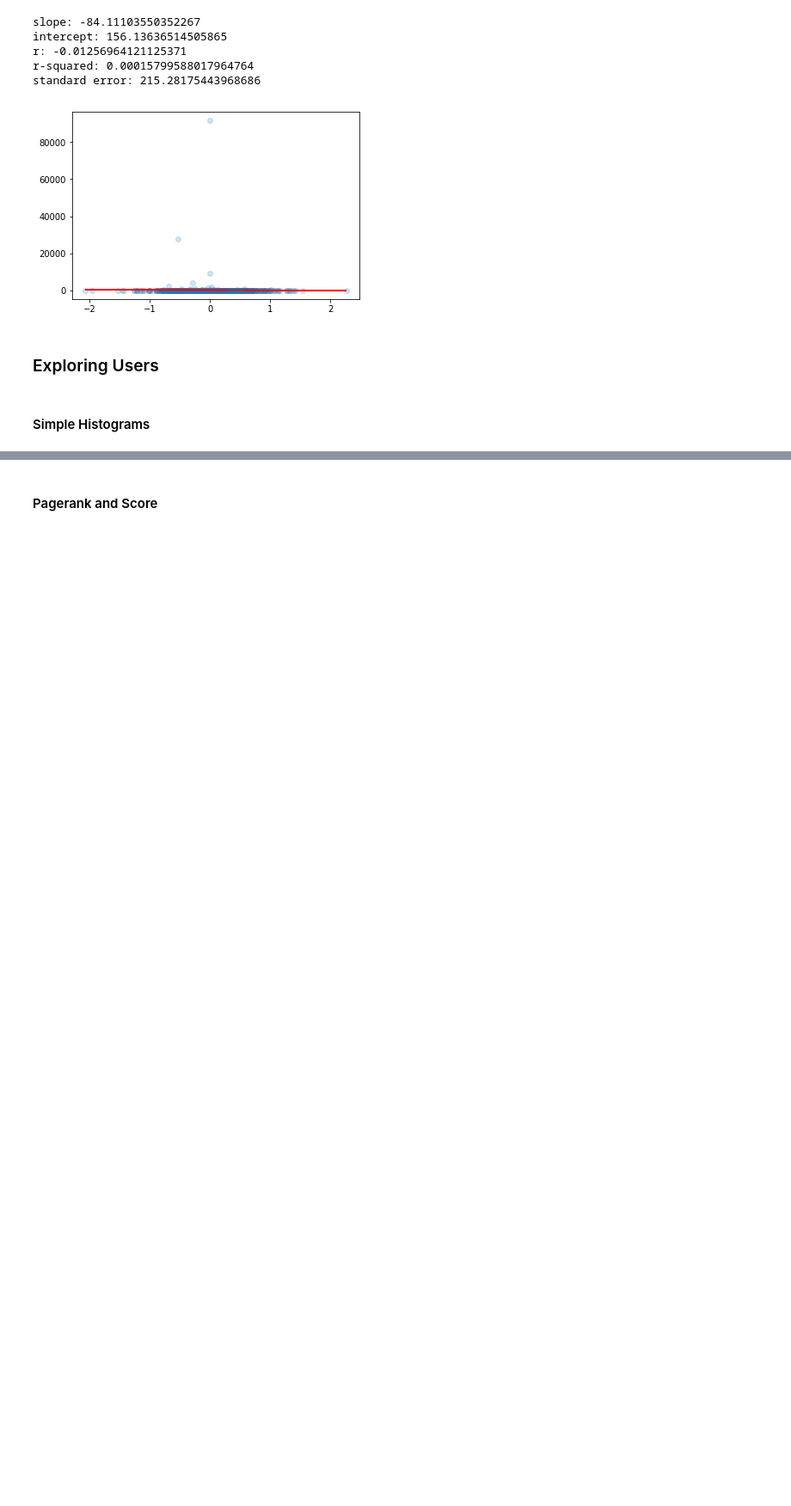
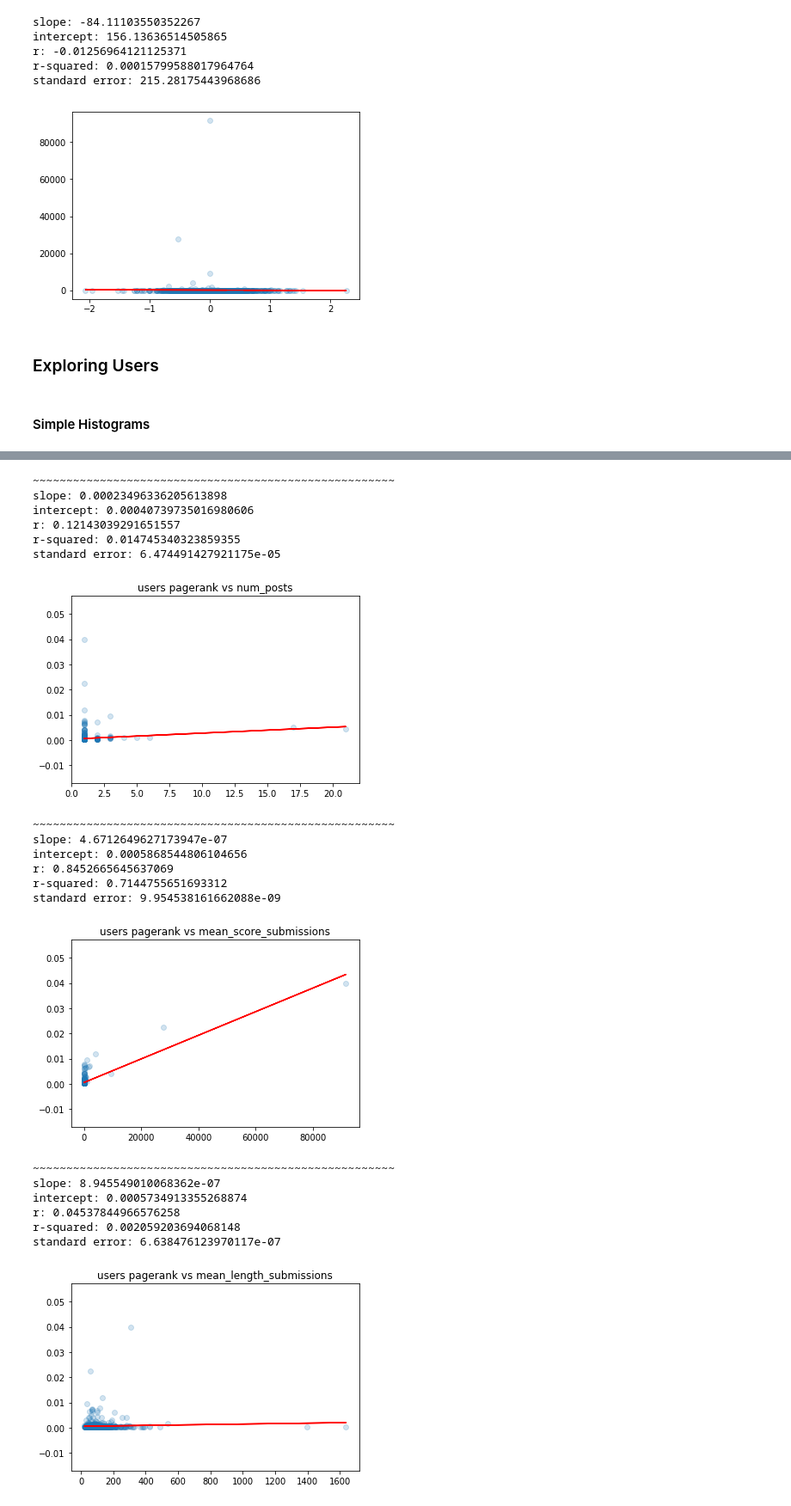
Before and after one commit to mjkern/RedditSubcultures, a Jupyter notebook: Data Analysis.ipynb, the cells around one changed output, grey strips where cells are left out. Shown at 86% size. Cells and saved outputs as stored; diff of their text form; code cells hidden in the pictures; blank space fills up the shorter version.

```diff
--- a/Data Analysis.ipynb
+++ b/Data Analysis.ipynb
@@ -44,6 +44,15 @@ users.head()
 | -Asher- | 1.0 | 0.0 | 0.0 | 0.0 | 48.0 | ... |
 | -DementedAvenger- | NaN | NaN | NaN | NaN | NaN | ... |
 | -Dubzyboy- | NaN | NaN | NaN | NaN | NaN | ... |
+# %%
+# a version of users without nans (removes a lot of comment info)
+safe_users = users \
+    .drop('num_comments', axis=1) \
+    .drop('max_score_comments', axis=1) \
+    .drop('mean_score_comments', axis=1) \
+    .drop('min_score_comments', axis=1) \
+    .drop('mean_length_comments', axis=1) \
+    .dropna()
 # %% [markdown]
 ## Exploritory Data Analysis
 Lets get a feel for the data
@@ -227 +260,22 @@ def user_hist(column_name):
+# %%
+# a scatterplot and regression helper function
+def user_scatter(x_col, y_col, alpha=0.2):
+    x = safe_users[x_col]
+    y = safe_users[y_col]
+
+    # scatterplot
+    plt.scatter(x, y, alpha=alpha)
+
+    # best fit line
+    m, b, r, p, std_err = stats.linregress(x, y)
+    print("~~~~~~~~~~~~~~~~~~~~~~~~~~~~~~~~~~~~~~~~~~~~~~~~~~~~~~")
+    print("slope: " + str(m))
+    print("intercept: " + str(b))
+    print("r: " + str(r))
+    print("r-squared: " + str(r**2))
+    print("standard error: " + str(std_err))
+    plt.plot(x, b + m * x, color="red")
+    plt.title("users " + y_col + " vs " + x_col)
+
+    plt.show()
 # %%
@@ -257,2 +289,32 @@ user_hist('mean_impact_5')
-# %% [markdown]
-#### Pagerank and Score
+# %%
+user_scatter('num_posts', 'pagerank')
+user_scatter('mean_score_submissions', 'pagerank')
+user_scatter('mean_length_submissions', 'pagerank')
+user_scatter('mean_novelty', 'pagerank')
+user_scatter('mean_novelty_5', 'pagerank')
+user_scatter('mean_transience', 'pagerank')
+user_scatter('mean_transience_5', 'pagerank')
+user_scatter('mean_impact', 'pagerank')
+user_scatter('mean_impact_5', 'pagerank')
+# %% [output]
+~~~~~~~~~~~~~~~~~~~~~~~~~~~~~~~~~~~~~~~~~~~~~~~~~~~~~~
+slope: 0.00023496336205613898
+intercept: 0.00040739735016980606
+r: 0.12143039291651557
+r-squared: 0.014745340323859355
+standard error: 6.474491427921175e-05
+[figure, added]
+~~~~~~~~~~~~~~~~~~~~~~~~~~~~~~~~~~~~~~~~~~~~~~~~~~~~~~
+slope: 4.6712649627173947e-07
+intercept: 0.0005868544806104656
+r: 0.8452665645637069
+r-squared: 0.7144755651693312
+standard error: 9.954538161662088e-09
+[figure, added]
+~~~~~~~~~~~~~~~~~~~~~~~~~~~~~~~~~~~~~~~~~~~~~~~~~~~~~~
+slope: 8.945549010068362e-07
+intercept: 0.0005734913355268874
+r: 0.04537844966576258
+r-squared: 0.002059203694068148
+standard error: 6.638476123970117e-07
+[figure, added]
```
Also changed, not shown: parts of 5 cells of this notebook.
